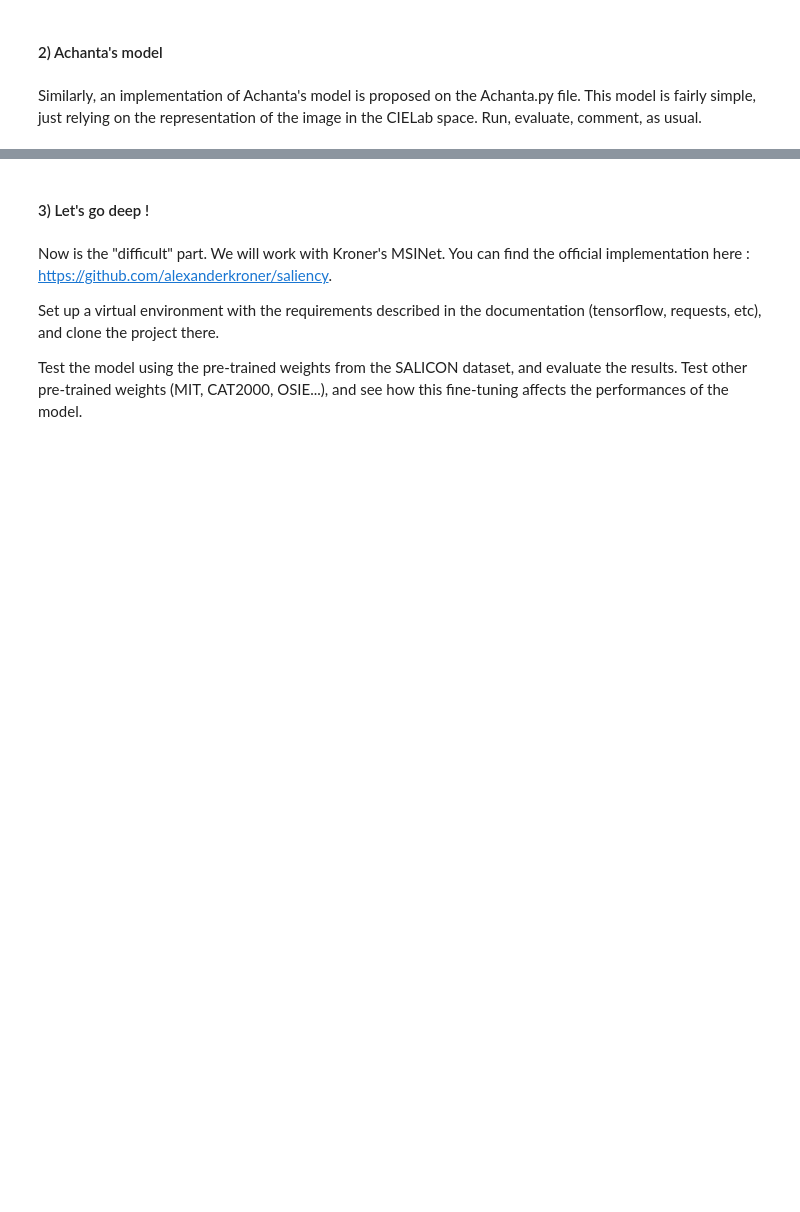
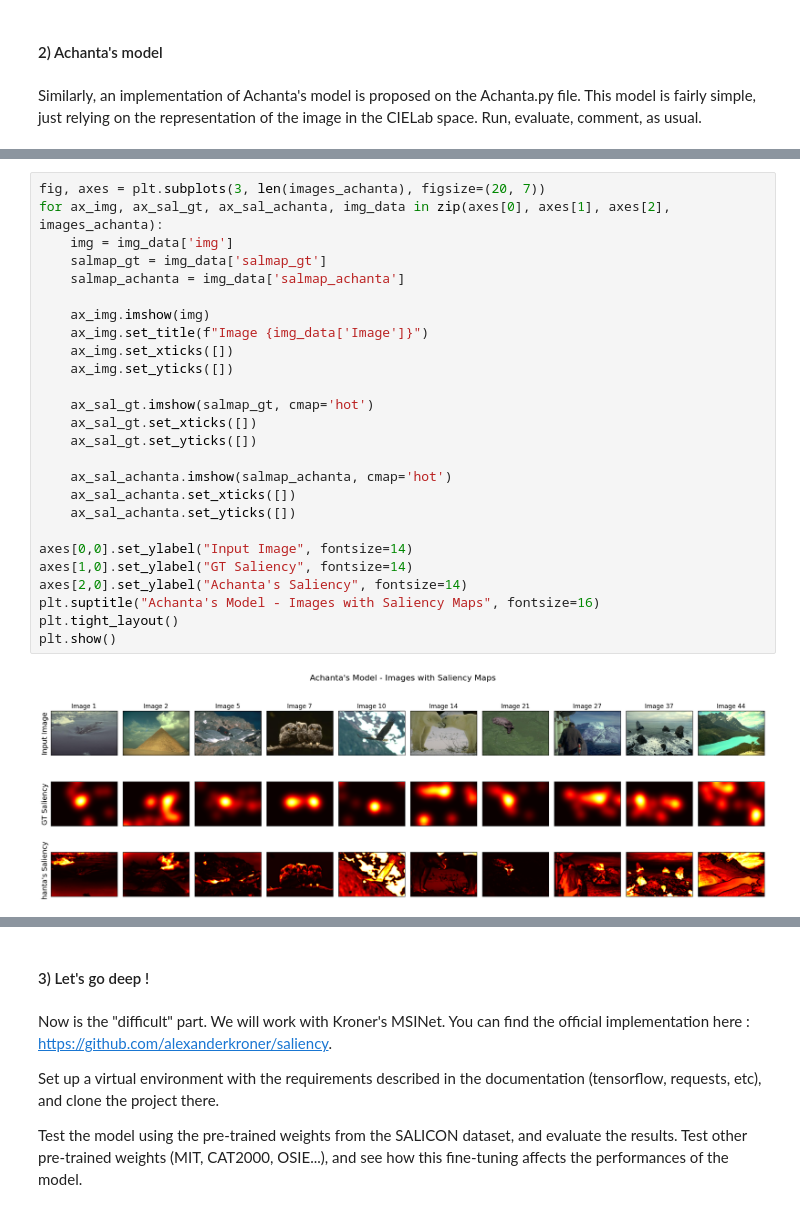
Before and after one commit to marrryzebwjq/Eye-tracking-experiments, a Jupyter notebook: Lab_3_VA.ipynb, the cells around one changed output, grey strips where cells are left out. Drawn from its saved outputs; the diff is of its cells as text; blank space fills up the shorter version.

```diff
--- a/Lab_3_VA.ipynb
+++ b/Lab_3_VA.ipynb
@@ -262,0 +421,28 @@ Similarly, an implementation of Achanta's model is proposed on the Achanta.py fi
+# %%
+fig, axes = plt.subplots(3, len(images_achanta), figsize=(20, 7))
+for ax_img, ax_sal_gt, ax_sal_achanta, img_data in zip(axes[0], axes[1], axes[2], images_achanta):
+    img = img_data['img']
+    salmap_gt = img_data['salmap_gt']
+    salmap_achanta = img_data['salmap_achanta']
+
+    ax_img.imshow(img)
+    ax_img.set_title(f"Image {img_data['Image']}")
+    ax_img.set_xticks([])
+    ax_img.set_yticks([])
+
+    ax_sal_gt.imshow(salmap_gt, cmap='hot')
+    ax_sal_gt.set_xticks([])
+    ax_sal_gt.set_yticks([])
+
+    ax_sal_achanta.imshow(salmap_achanta, cmap='hot')
+    ax_sal_achanta.set_xticks([])
+    ax_sal_achanta.set_yticks([])
+
+axes[0,0].set_ylabel("Input Image", fontsize=14)
+axes[1,0].set_ylabel("GT Saliency", fontsize=14)
+axes[2,0].set_ylabel("Achanta's Saliency", fontsize=14)
+plt.suptitle("Achanta's Model - Images with Saliency Maps", fontsize=16)
+plt.tight_layout()
+plt.show()
+# %% [output]
+[figure, added]
```
Also changed, not shown: parts of 12 cells of this notebook.
